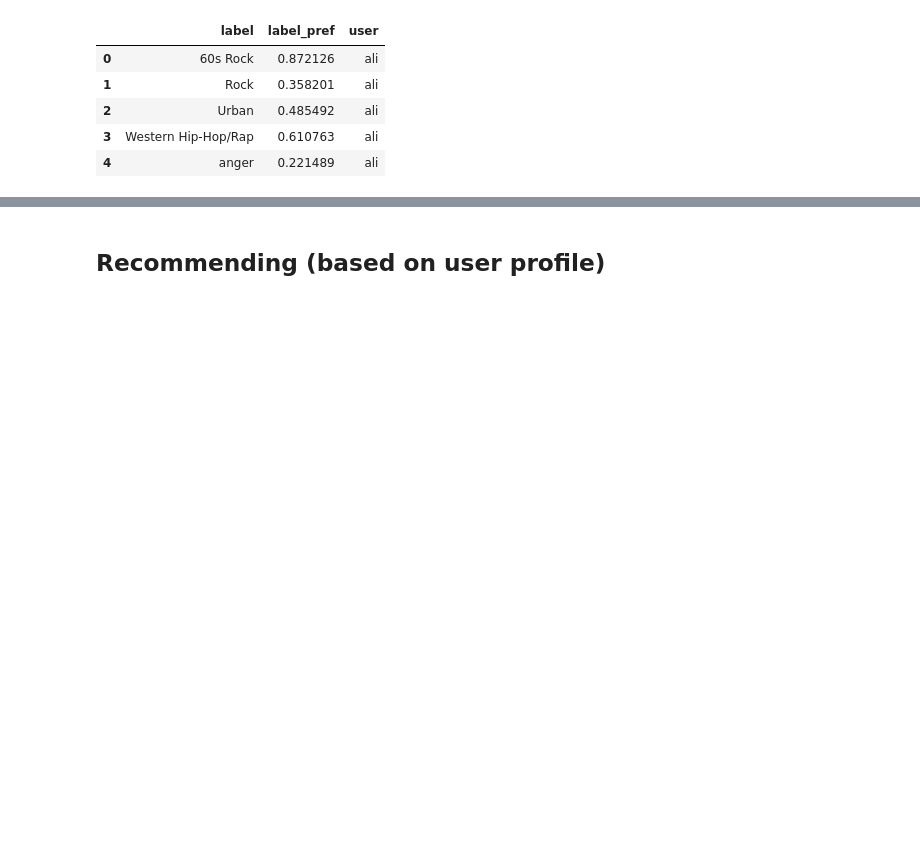
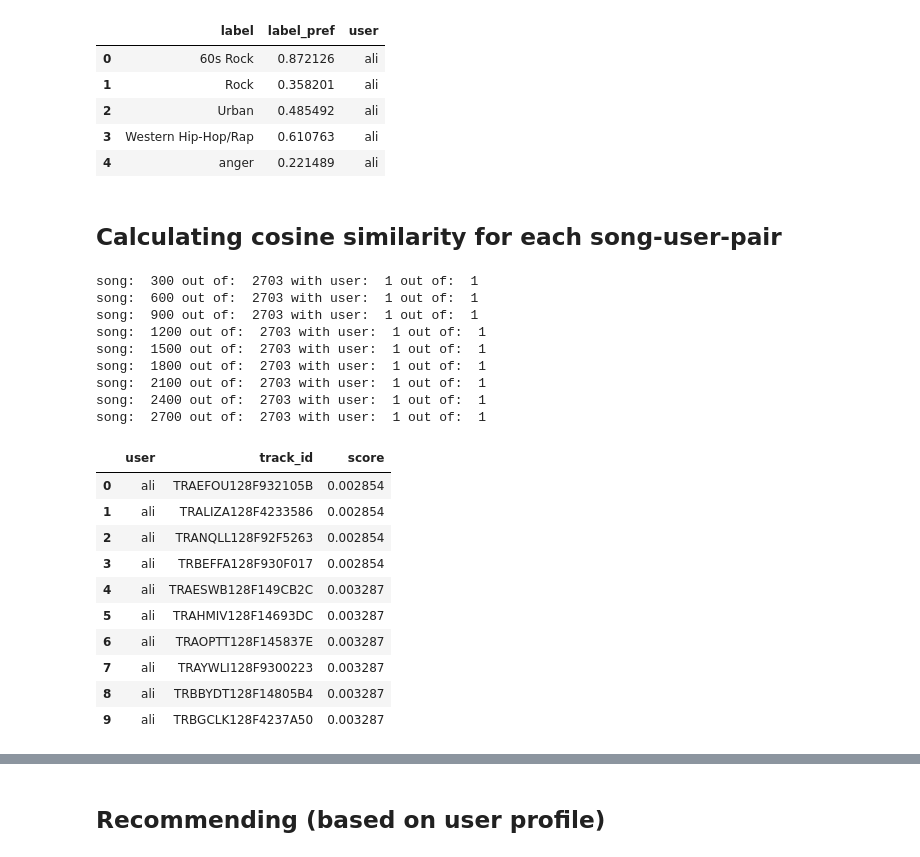
Before and after one commit to capt4ce/Music-Recommender-System, a Jupyter notebook: DeepContent.ipynb, the cells around one changed output, grey strips where cells are left out. Saved outputs shown, nothing was run; the diff lists cells and outputs as text; code cells hidden in the pictures; blank space fills up the shorter version.

```diff
--- a/DeepContent.ipynb
+++ b/DeepContent.ipynb
@@ -21,8 +21,8 @@ import numpy as np
 import math
 # %%
 label_map_path = 'dataset/deep_learning/label_map(boolean_mood).csv'
-main_song_label_path = './dataset/main_song_labels.csv'
-main_labels_path = './dataset/main_labels.csv'
+main_song_label_path = 'dataset/main_song_labels.csv'
+main_labels_path = 'dataset/main_labels.csv'
 user_rating_path = 'dataset/main_user_rating.csv'
 # %% [markdown]
 ## Preparing song label packed
@@ -164,3 +165,68 @@ user_profile.head(5)
 | 2 | Urban | 0.485492 | ali |
 | 3 | Western Hip-Hop/Rap | 0.610763 | ali |
 | 4 | anger | 0.221489 | ali |
+# %% [markdown]
+## Calculating cosine similarity for each song-user-pair
+# %%
+distinct_users=np.unique(rating_df['username'])
+label_merge_all=pandas.DataFrame()
+
+i=1
+for user in distinct_users:
+
+    # analizing user data one by one
+    user_profile_all= user_profile[user_profile['user']==user]
+    distinct_songs = np.unique(TF['track_id'])
+    j=1
+    for song in distinct_songs:
+
+        if j%300==0:
+            print 'song: ', j , 'out of: ', len(distinct_songs) , 'with user: ', i , 'out of: ', len(distinct_users)
+
+        # analizing song one by one
+        TF_song= TF[TF['track_id']==song]
+        label_merge = pandas.merge(TF_song,user_profile_all,on = 'label', how = 'left', sort = False)
+        label_merge['label_pref']=label_merge['label_pref'].fillna(0)
+
+        # listing label_value= weight of the label * label profile of the user
+        label_merge['label_value']=label_merge['label_wt']*label_merge['label_pref']
+
+        # getting the label weight of the current user-song pair
+        label_wt_val=np.sqrt(np.sum(np.square(label_merge['label_wt']), axis=0))
+
+        # getting the label value of the current user-song pair
+        label_pref_val=np.sqrt(np.sum(np.square(user_profile_all['label_pref']), axis=0))
+
+        # summing the label_value (rating) of user-song pair
+        label_merge_final = label_merge.groupby(['user','track_id']).agg({'label_value': 'sum'}).rename(columns = {'label_value': 'score'}).reset_index()
+
+        # score = score / (label weight * label value)
+        label_merge_final['score']=label_merge_final['score']/(label_wt_val*label_pref_val)
+
+        label_merge_all = label_merge_all.append(label_merge_final, ignore_index=True)
+        j=j+1
+    i=i+1
+    label_merge_all=label_merge_all.sort_values(by=['user','score']).reset_index(drop=True)
+
+label_merge_all.head(10)
+# %% [output]
+song:  300 out of:  2703 with user:  1 out of:  1
+song:  600 out of:  2703 with user:  1 out of:  1
+song:  900 out of:  2703 with user:  1 out of:  1
+song:  1200 out of:  2703 with user:  1 out of:  1
+song:  1500 out of:  2703 with user:  1 out of:  1
+song:  1800 out of:  2703 with user:  1 out of:  1
+song:  2100 out of:  2703 with user:  1 out of:  1
+song:  2400 out of:  2703 with user:  1 out of:  1
+song:  2700 out of:  2703 with user:  1 out of:  1
+|  | user | track_id | score |
+| 0 | ali | TRAEFOU128F932105B | 0.002854 |
+| 1 | ali | TRALIZA128F4233586 | 0.002854 |
+| 2 | ali | TRANQLL128F92F5263 | 0.002854 |
+| 3 | ali | TRBEFFA128F930F017 | 0.002854 |
+| 4 | ali | TRAESWB128F149CB2C | 0.003287 |
+| 5 | ali | TRAHMIV128F14693DC | 0.003287 |
+| 6 | ali | TRAOPTT128F145837E | 0.003287 |
+| 7 | ali | TRAYWLI128F9300223 | 0.003287 |
+| 8 | ali | TRBBYDT128F14805B4 | 0.003287 |
+| 9 | ali | TRBGCLK128F4237A50 | 0.003287 |
```
Also changed, not shown: parts of 6 cells of this notebook, 14 other files.
